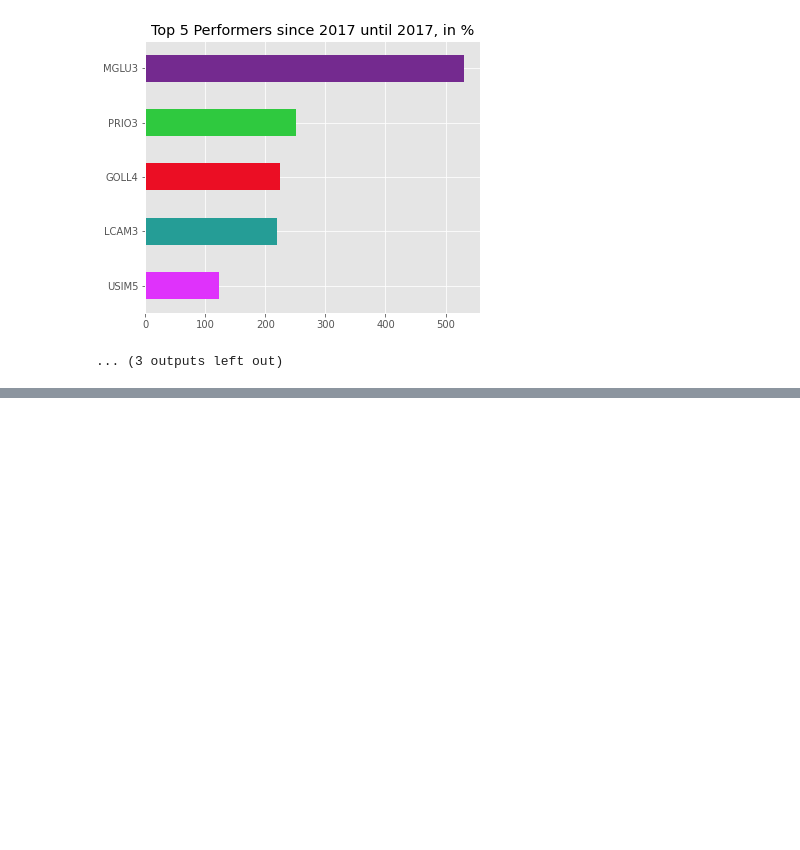
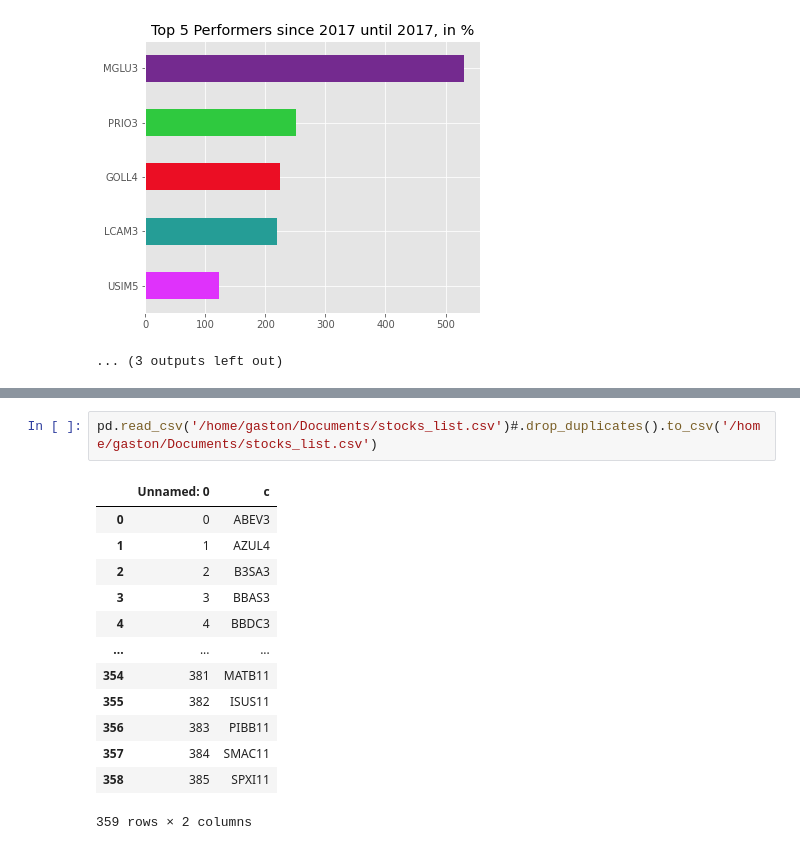
Before and after one commit to gguillaux/brazil_stocks, a Jupyter notebook: BRZ_Stocks.ipynb, the cells around one changed output, grey strips where cells are left out. Drawn from its saved outputs; the diff is of its cells as text; blank space fills up the shorter version.

```diff
--- a/BRZ_Stocks.ipynb
+++ b/BRZ_Stocks.ipynb
@@ -288,0 +309,16 @@ for x in range(2006, 2021):
+# %%
+pd.read_csv('/home/gaston/Documents/stocks_list.csv')#.drop_duplicates().to_csv('/home/gaston/Documents/stocks_list.csv')
+# %% [output]
+|  | Unnamed: 0 | c |
+| 0 | 0 | ABEV3 |
+| 1 | 1 | AZUL4 |
+| 2 | 2 | B3SA3 |
+| 3 | 3 | BBAS3 |
+| 4 | 4 | BBDC3 |
+| ... | ... | ... |
+| 354 | 381 | MATB11 |
+| 355 | 382 | ISUS11 |
+| 356 | 383 | PIBB11 |
+| 357 | 384 | SMAC11 |
+| 358 | 385 | SPXI11 |
+359 rows × 2 columns
```
Also changed, not shown: parts of 1 cell of this notebook, 1 other file.
